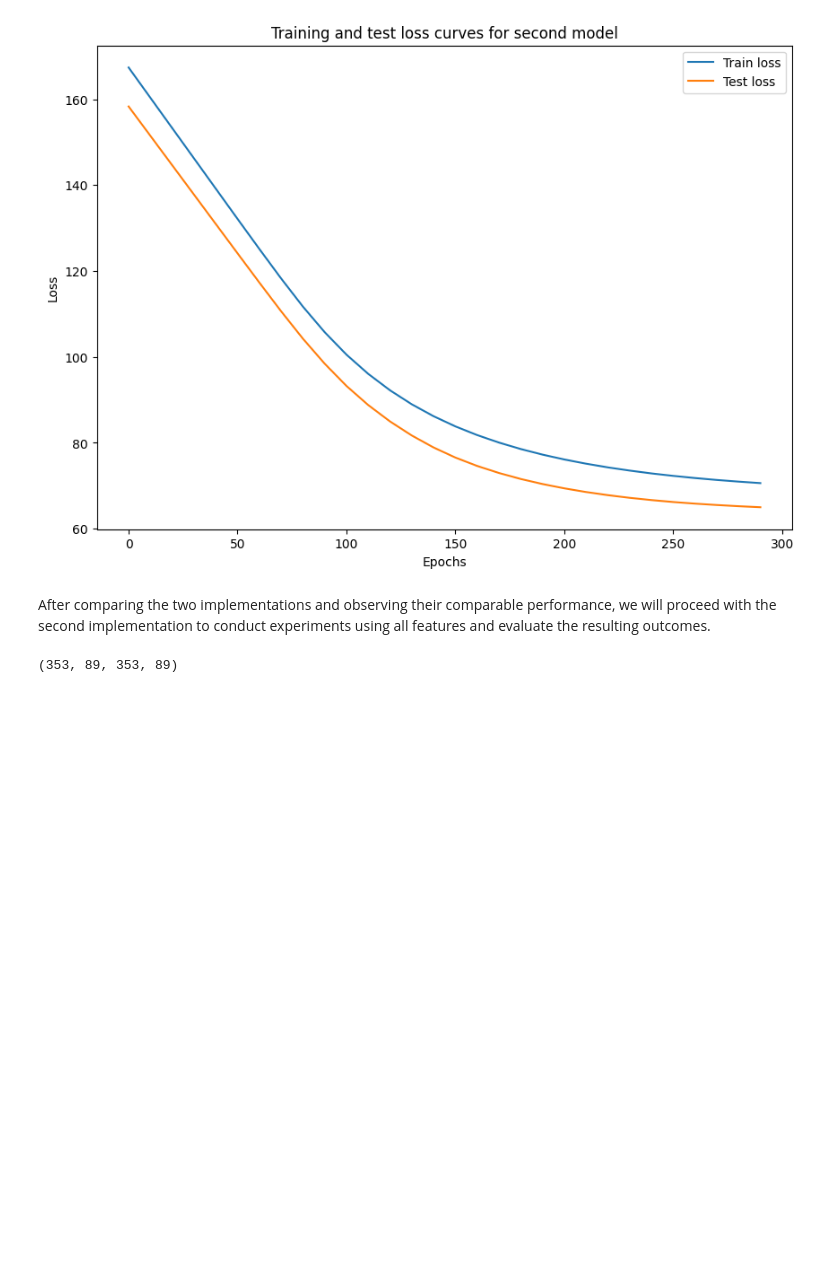
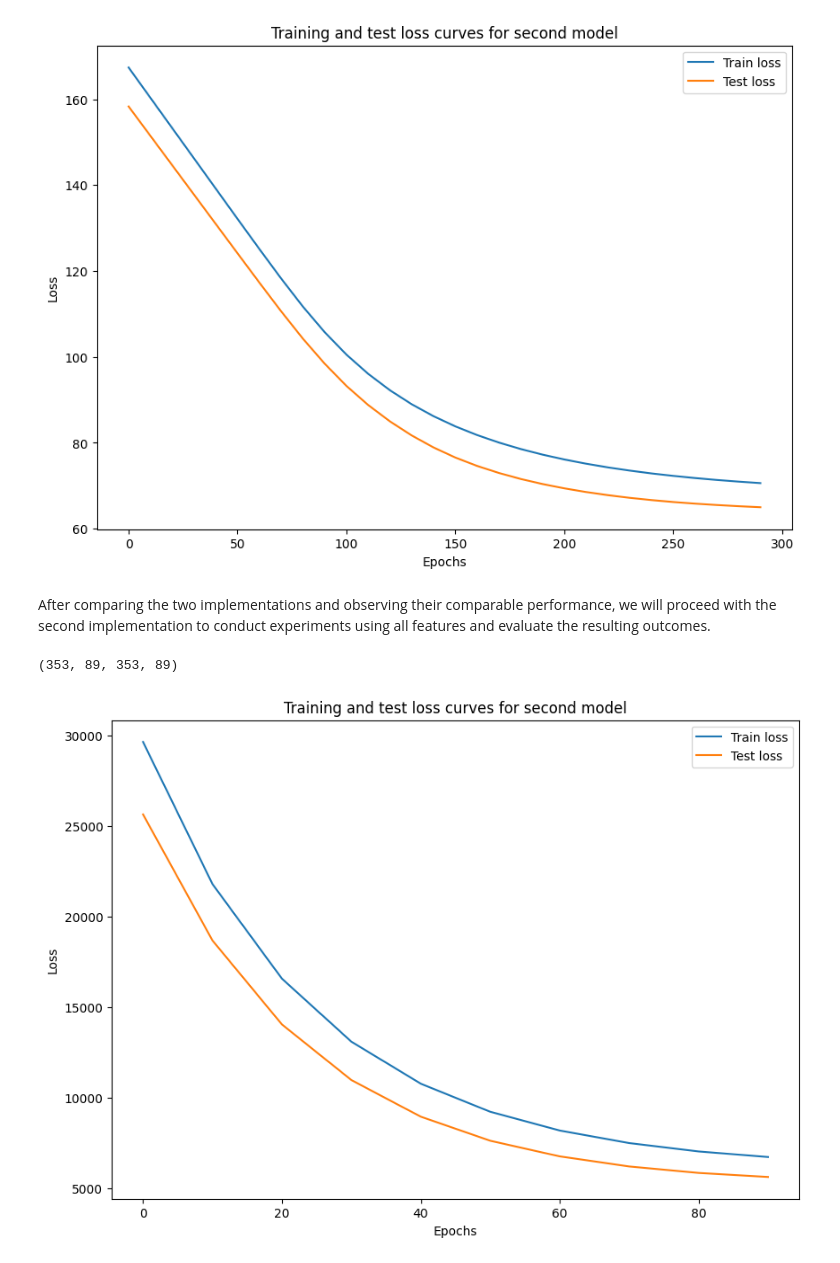
Before and after one commit to matcze/pytorch_algorithm, a Jupyter notebook: pytorch_algoritm.ipynb, the cells around one changed output. Saved outputs shown, nothing was run; the diff lists cells and outputs as text; code cells hidden in the pictures; blank space fills up the shorter version.

Commit message:
second approach

```diff
--- a/pytorch_algoritm.ipynb
+++ b/pytorch_algoritm.ipynb
@@ -201,4 +206,4 @@ torch.manual_seed(20)
 model_all = LinearRegressionModelAll()
 # %%
-loss_fn_all = nn.L1Loss()
+loss_fn_all = nn.MSELoss()
 optimizer_all = torch.optim.SGD(params = model_all.parameters(),lr=0.01)
@@ -238,0 +210,45 @@ for epoch in range(epochs):
+# %%
+torch.manual_seed(42)
+
+epochs = 100 # After several iterations, this was determined to be the optimal value.
+
+epoch_count_all = []
+loss_values_all = []
+test_loss_values_all = []
+
+for epoch in range(epochs):
+    model_all.train()
+
+    y_pred_all = model_all(X_train_all)
+
+    loss_all = loss_fn_all(y_pred_all, y_train_all)
+
+    optimizer_all.zero_grad()
+
+    loss_all.backward()
+
+    optimizer_all.step()
+
+    model_all.eval()
+
+
+    with torch.inference_mode():
+        test_pred_all = model_all(X_test_all)
+        test_loss_all = loss_fn_all(test_pred_all, y_test_all)
+
+    if epoch % 10 == 0:
+        epoch_count_all.append(epoch)
+        loss_values_all.append(loss_all)
+        test_loss_values_all.append(test_loss_all)
+        # print(f"Epoch: {epoch} | Test: {loss_all} | Test loss: {test_loss_all}")
+# %%
+plt.figure(figsize=(10, 7))
+plt.plot(epoch_count_all, np.array(torch.tensor(loss_values_all).numpy()), label="Train loss")
+plt.plot(epoch_count_all, np.array(torch.tensor(test_loss_values_all).numpy()), label="Test loss")
+plt.title("Training and test loss curves for second model")
+plt.xlabel("Epochs")
+plt.ylabel("Loss")
+plt.legend()
+plt.show()
+# %% [output]
+[figure, added]
```
Also changed, not shown: parts of 3 cells of this notebook.
